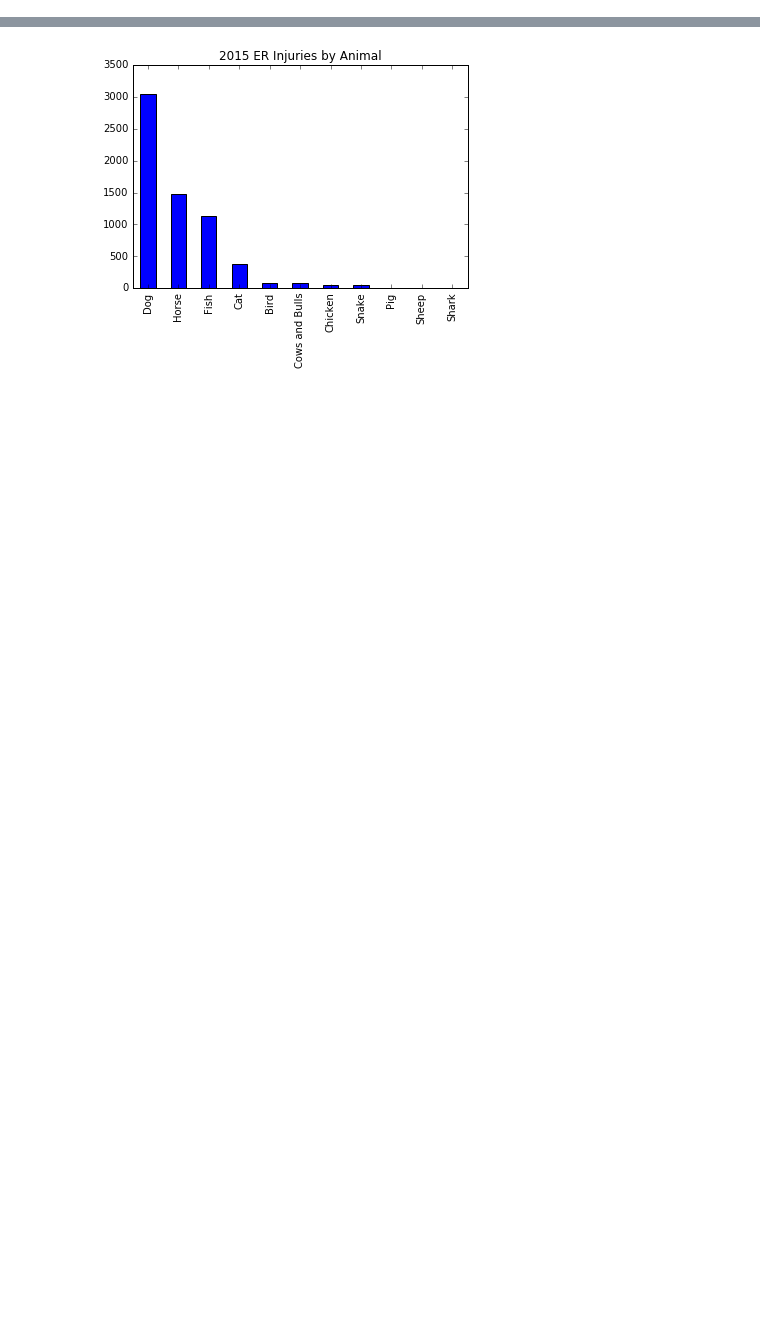
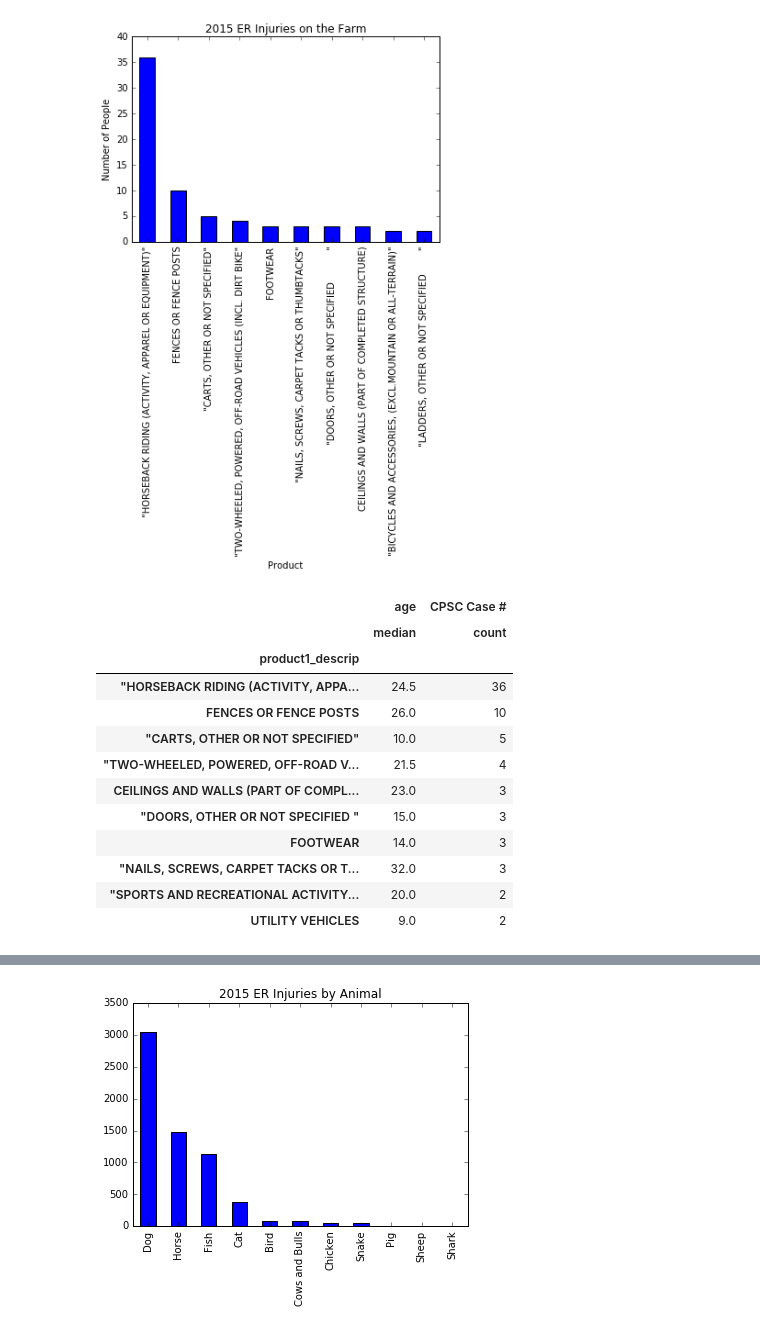
Before and after one commit to pzhou11/MIDS, a Jupyter notebook: Python_Project2/Peter.ipynb, the cells around one changed output, grey strips where cells are left out. Saved outputs shown, nothing was run; the diff lists cells and outputs as text; code cells hidden in the pictures; blank space fills up the shorter version.

```diff
--- a/Python_Project2/Peter.ipynb
+++ b/Python_Project2/Peter.ipynb
@@ -2,6 +2,7 @@
 import csv
 import pandas as pd
 import matplotlib.pyplot as plt
+import re
 %matplotlib inline
 
 with open('Data/2015.tsv','r') as tsv:
@@ -119,13 +120,15 @@ df1 = df1.apply(lambda x: pd.to_numeric(x,errors="ignore"))
 #convert 'trmt_date' column to datetime type
 df1['trmt_date'] = df1['trmt_date'].apply(lambda x: pd.to_datetime(x,format='%m/%d/%Y'))
 
+#remove quotation marks from product1_desrip field
+df1['product1_descrip'] = df1['product1_descrip'].apply(lambda x: re.sub('"','',str(x)))
 
 def textfind(dataframe, field, string):
     """ Takes dataframe, field (column in the dataframe), and a string to search
     Allow for use of regular expressions.
     Returns a dataframe of the records where the string is found"""
     import re
-    a = [df1.loc[i] for i in range(1,len(dataframe)) \
+    a = [dataframe.loc[i] for i in dataframe.index \
          if re.search(string, dataframe[field][i])]
     return pd.DataFrame(a)
 
@@ -138,3 +141,5 @@ def notereader(dataframe):
         output_dict[i] = dataframe.Notes[i]
         print ("INDEX", i,"\n", dataframe.Notes[i],"\n")
     return output_dict
+
+pd.options.display.max_colwidth = 1000
@@ -195,0 +173,27 @@ locale.set_ylabel('Number of People')
+# %%
+#Injuries on the Farm
+farm_locale = df1[df1['locale_descrip'].str.contains('FARM')]
+farm_table = {'CPSC Case #':['count'], 'age':['median']}
+farm_table2 = farm_locale.groupby('product1_descrip').agg(farm_table).sort_values([('CPSC Case #', 'count')], ascending=False).head(10)
+
+farm = farm_locale['product1_descrip'].value_counts().head(10).plot(kind = 'bar', legend = None, title = '2015 ER Injuries on the Farm')
+farm.set_xlabel('Product')
+farm.set_ylabel('Number of People')
+plt.show()
+
+farm_table2
+# %% [output]
+[figure, added]
+|  | age | CPSC Case # |
+|  | median | count |
+| product1_descrip |  |  |
+| "HORSEBACK RIDING (ACTIVITY, APPA... | 24.5 | 36 |
+| FENCES OR FENCE POSTS | 26.0 | 10 |
+| "CARTS, OTHER OR NOT SPECIFIED" | 10.0 | 5 |
+| "TWO-WHEELED, POWERED, OFF-ROAD V... | 21.5 | 4 |
+| CEILINGS AND WALLS (PART OF COMPL... | 23.0 | 3 |
+| "DOORS, OTHER OR NOT SPECIFIED " | 15.0 | 3 |
+| FOOTWEAR | 14.0 | 3 |
+| "NAILS, SCREWS, CARPET TACKS OR T... | 32.0 | 3 |
+| "SPORTS AND RECREATIONAL ACTIVITY... | 20.0 | 2 |
+| UTILITY VEHICLES | 9.0 | 2 |
```
Also changed, not shown: parts of 4 cells of this notebook.
